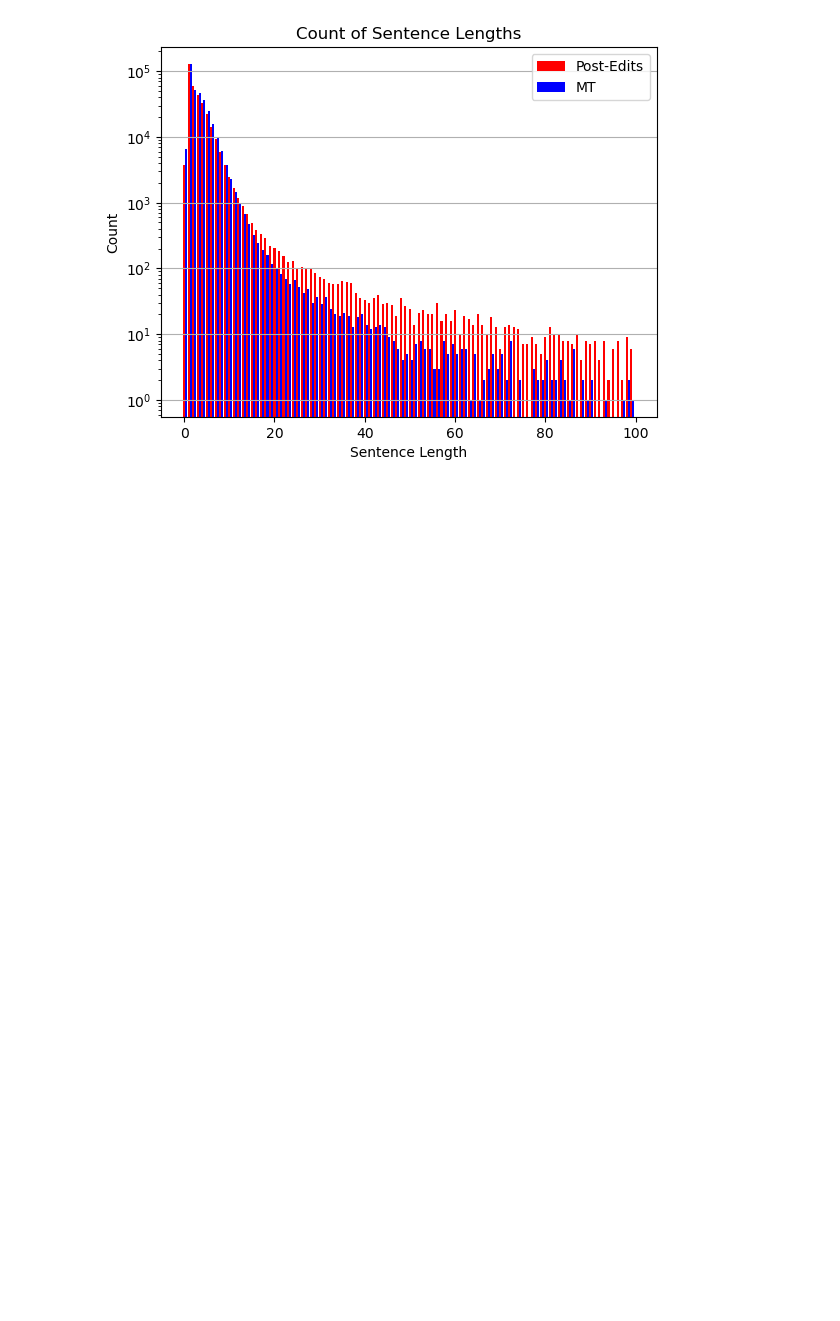
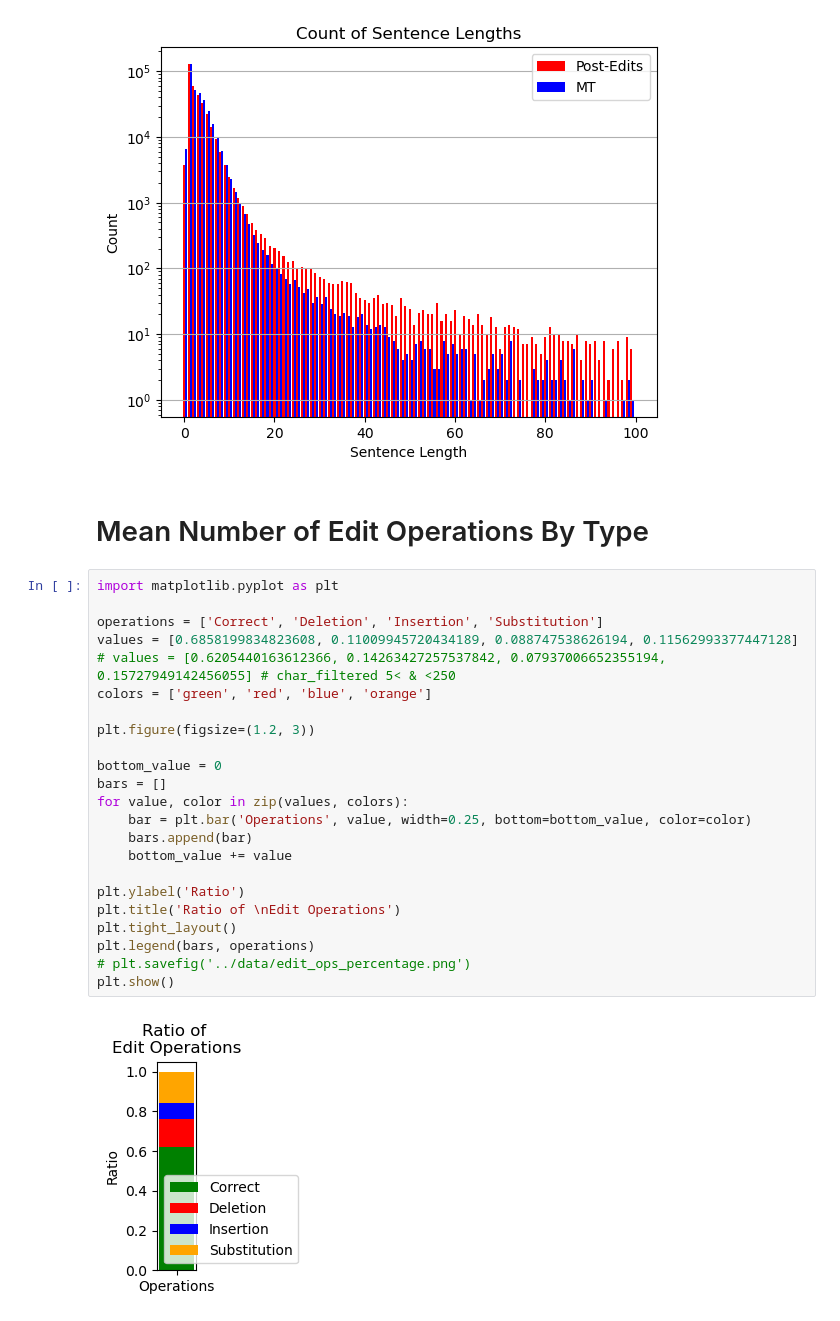
Before and after one commit to GGLAB-KU/twist, a Jupyter notebook: src/plot.ipynb, the cells around one changed output. Drawn from its saved outputs; the diff is of its cells as text; blank space fills up the shorter version.

Commit message:
compute the rate of edit ops by type

```diff
--- a/src/plot.ipynb
+++ b/src/plot.ipynb
@@ -222,3 +222,30 @@ plt.savefig('../data/sentence_len_frequency_comparison.png')
 plt.show()
 # %% [output]
 [figure]
+# %% [markdown]
+# Mean Number of Edit Operations By Type
+# %%
+import matplotlib.pyplot as plt
+
+operations = ['Correct', 'Deletion', 'Insertion', 'Substitution']
+values = [0.6858199834823608, 0.11009945720434189, 0.088747538626194, 0.11562993377447128]
+# values = [0.6205440163612366, 0.14263427257537842, 0.07937006652355194, 0.15727949142456055] # char_filtered 5< & <250
+colors = ['green', 'red', 'blue', 'orange']
+
+plt.figure(figsize=(1.2, 3))
+
+bottom_value = 0
+bars = []
+for value, color in zip(values, colors):
+    bar = plt.bar('Operations', value, width=0.25, bottom=bottom_value, color=color)
+    bars.append(bar)
+    bottom_value += value
+
+plt.ylabel('Ratio')
+plt.title('Ratio of \nEdit Operations')
+plt.tight_layout()
+plt.legend(bars, operations)
+# plt.savefig('../data/edit_ops_percentage.png')
+plt.show()
+# %% [output]
+[figure, added]
```
Also changed, not shown: 1 other file.
